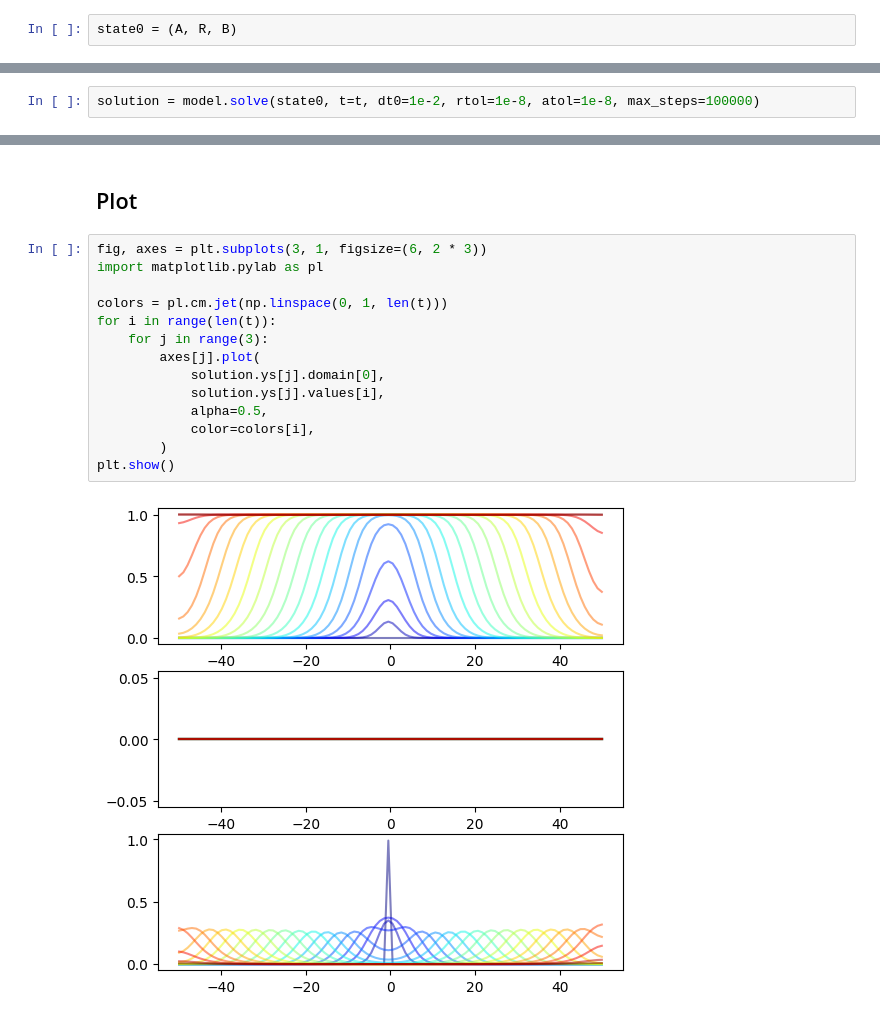
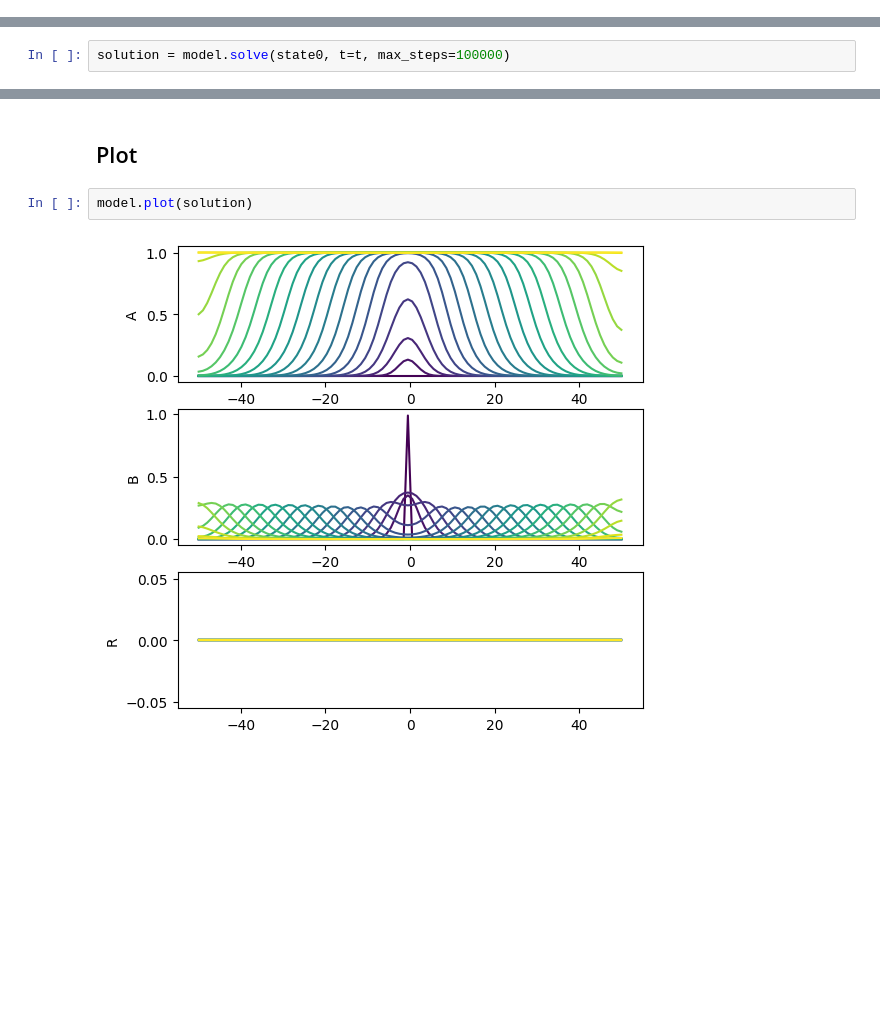
Before and after one commit to dewitt-lab/immunowave, a Jupyter notebook: notebooks/quickstart.ipynb, the cells around one changed output, grey strips where cells are left out. Saved outputs shown, nothing was run; the diff lists cells and outputs as text; blank space fills up the shorter version.

```diff
--- a/notebooks/quickstart.ipynb
+++ b/notebooks/quickstart.ipynb
@@ -53,2 +116,0 @@ t = np.linspace(t0, t1, 20)
-# %%
-state0 = (A, R, B)
@@ -55,5 +125,5 @@ state0 = (A, R, B)
 # %%
-solution = model.solve(state0, t=t, dt0=1e-2, rtol=1e-8, atol=1e-8, max_steps=100000)
+solution = model.solve(state0, t=t, max_steps=100000)
 # %%
 solution
 # %% [output]
@@ -76,19 +146,7 @@ Solution(
 )
 # %% [markdown]
 ## Plot
-# %%
-fig, axes = plt.subplots(3, 1, figsize=(6, 2 * 3))
-import matplotlib.pylab as pl
-
-colors = pl.cm.jet(np.linspace(0, 1, len(t)))
-for i in range(len(t)):
-    for j in range(3):
-        axes[j].plot(
-            solution.ys[j].domain[0],
-            solution.ys[j].values[i],
-            alpha=0.5,
-            color=colors[i],
-        )
-plt.show()
-# %% [output]
-[figure, removed]
+# %%
+model.plot(solution)
+# %% [output]
+[figure, added]
```
Also changed, not shown: parts of 16 cells of this notebook, 4 other files.
